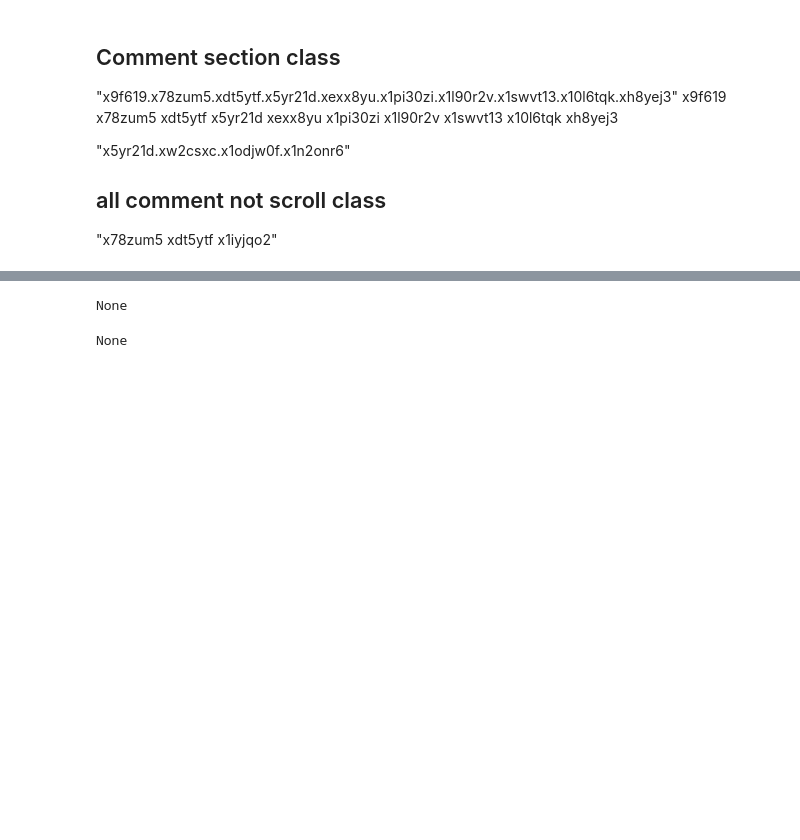
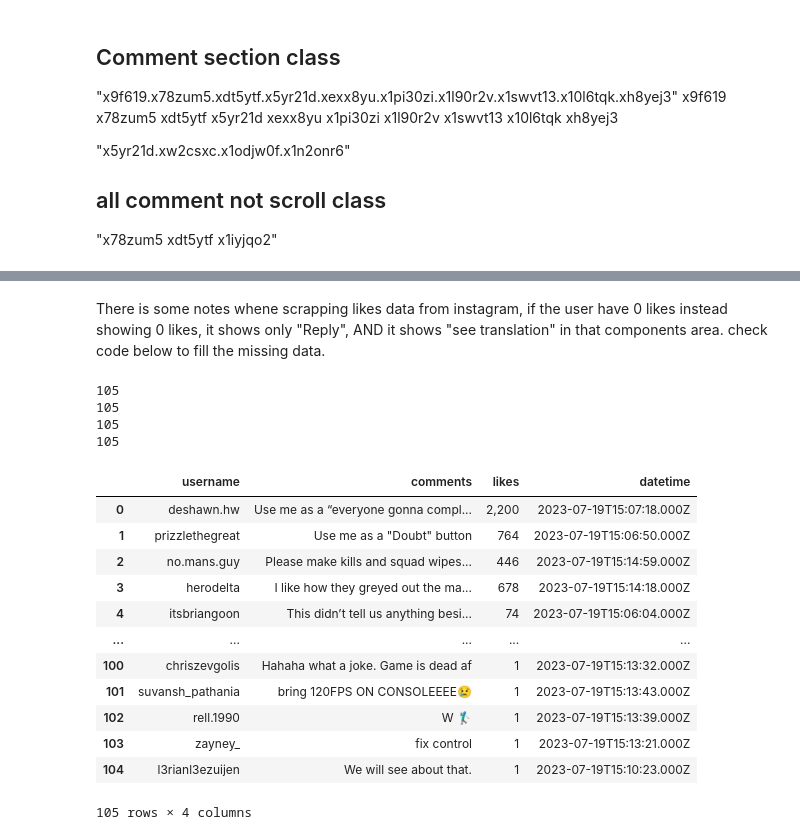
Before and after one commit to alrizkipascar/social-data-science, a Jupyter notebook: web scraping/1 - Data Scraping - Instagram.ipynb, the cells around one changed output, grey strips where cells are left out. Drawn from its saved outputs; the diff is of its cells as text; code cells hidden in the pictures; blank space fills up the shorter version.

```diff
--- a/web scraping/1 - Data Scraping - Instagram.ipynb
+++ b/web scraping/1 - Data Scraping - Instagram.ipynb
@@ -272,6 +238,7 @@ Is it so hard to give her a cool face mask instead of these goofy skins for her?
 # %%
 #.get_attribute("datetime")
+times =[]
 for i in range(0, len(load_time)):
     print(load_time[i].get_attribute("datetime"))
-    times.append(load_time[i].text)
+    times.append(load_time[i].get_attribute("datetime"))
 # %% [output]
@@ -293,8 +262,4 @@ for i in range(0, len(load_time)):
 # %%
 for i in range(0, len(load_like)):
-    if(load_like[i].text == "Reply"):
-        load_like[i]
-        continue
     print(load_like[i].text)
-    likes.append(load_like[i].text)
 # %% [output]
@@ -316,20 +283,44 @@ for i in range(0, len(load_like)):
+# %% [markdown]
+There is some notes whene scrapping likes data from instagram, if the user have 0 likes instead showing 0 likes, it shows only "Reply", AND  it shows "see translation" in that components area. check code below to fill the missing data.
+# %%
+likes=[]
+for i in range(0, len(load_like)):
+    if(load_like[i].text == "Reply"):
+        if(i < len(load_like)-1 and load_like[i+1].text == "Reply"):
+            likes.append(0)
+        continue
+    if(load_like[i].text == "See translation"):
+        continue
+    else:
+        txt = load_like[i].text
+        x = txt.split()
+        likes.append(x[0])
+# %%
+print(len(username))
+print(len(comments))
+print(len(likes))
+print(len(times))
+# %% [output]
+105
+105
+105
+105
 # %%
-data = {"username":username, "comments": comment, "likes":likes, "times": times}
+data = {"username":username, "comments": comments, "likes":likes, "datetime": times}
 # %%
 df = pd.DataFrame(data)
-
-df.to_csv('Instagram-post.csv', index=False)
-
-df.to_excel('Instagram-post.excel', index=False)
+df
+# %% [output]
+|  | username | comments | likes | datetime |
+| 0 | deshawn.hw | Use me as a “everyone gonna compl... | 2,200 | 2023-07-19T15:07:18.000Z |
+| 1 | prizzlethegreat | Use me as a "Doubt" button | 764 | 2023-07-19T15:06:50.000Z |
+| 2 | no.mans.guy | Please make kills and squad wipes... | 446 | 2023-07-19T15:14:59.000Z |
+| 3 | herodelta | I like how they greyed out the ma... | 678 | 2023-07-19T15:14:18.000Z |
+| 4 | itsbriangoon | This didn’t tell us anything besi... | 74 | 2023-07-19T15:06:04.000Z |
+| ... | ... | ... | ... | ... |
+| 100 | chriszevgolis | Hahaha what a joke. Game is dead af | 1 | 2023-07-19T15:13:32.000Z |
+| 101 | suvansh_pathania | bring 120FPS ON CONSOLEEEE😢 | 1 | 2023-07-19T15:13:43.000Z |
+| 102 | rell.1990 | W 🏌🏾‍♂️ | 1 | 2023-07-19T15:13:39.000Z |
+| 103 | zayney_ | fix control | 1 | 2023-07-19T15:13:21.000Z |
+| 104 | l3rianl3ezuijen | We will see about that. | 1 | 2023-07-19T15:10:23.000Z |
+105 rows × 4 columns
-# %%
-time.sleep(5)
-more = driver.find_element(By.XPATH, "//div[@class='xl5mz7h xhuyl8g']").click()
-print(more)
-# %% [output]
-None
-# %%
-time.sleep(3)
-logout = driver.find_element(By.XPATH,"//span[contains(text(), 'Log out')]").click()
-print(logout)
-# %% [output]
-None
```
Also changed, not shown: parts of 30 cells of this notebook.
